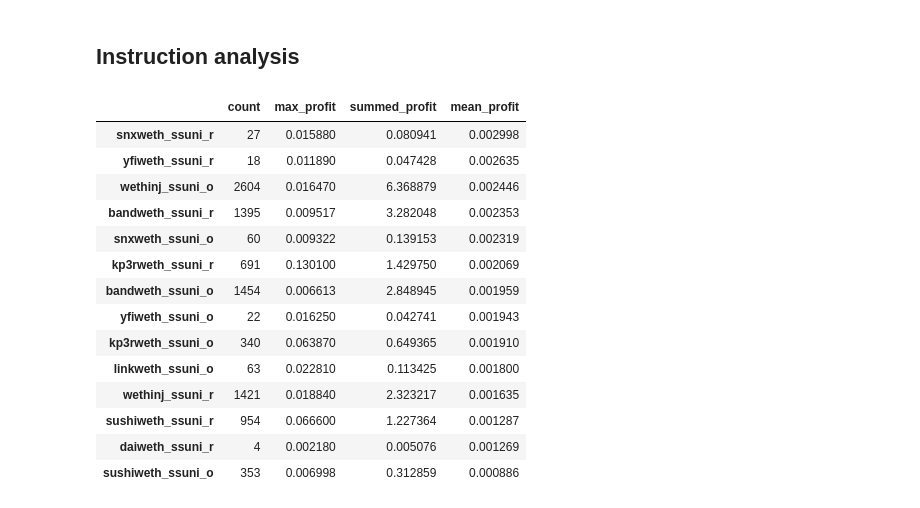
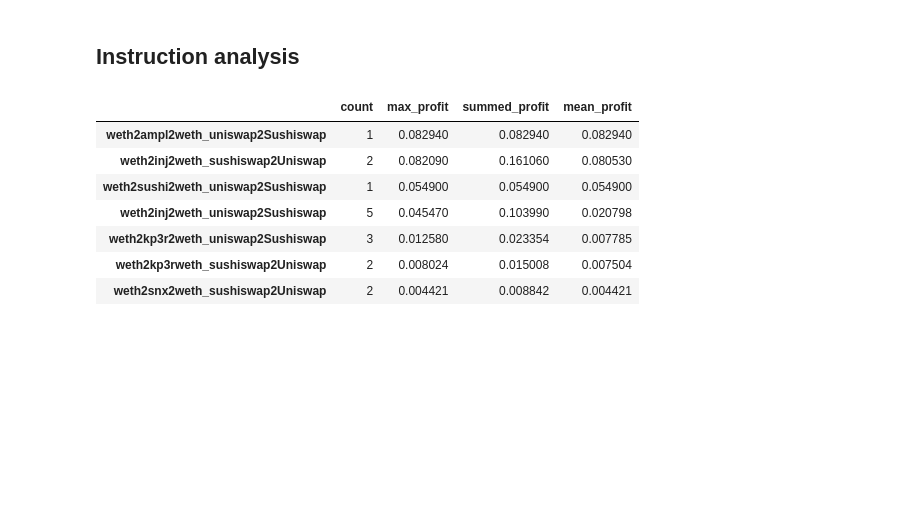
Before and after one commit to halo3mic/mosquito, a Jupyter notebook: analysis/log_analysis.ipynb, the cells around one changed output. Drawn from its saved outputs; the diff is of its cells as text; code cells hidden in the pictures; blank space fills up the shorter version.

```diff
--- a/analysis/log_analysis.ipynb
+++ b/analysis/log_analysis.ipynb
@@ -6,8 +6,8 @@ import pandas as pd
 import time
 # %%
 df = pd.DataFrame(pd.read_csv("../logs/arbbot.csv"))
-df["humanTimestamp"] = pd.to_datetime(df['blockTimestamp'], unit='s').dt.strftime('%Y-%m-%d %H:%M:%S')
-df["latency"] = df["finishTimestamp"] - df["blockTimestamp"]
+df["humanTimestamp"] = pd.to_datetime(df['blockTimestamp'], unit='s')
+df["runTime"] = df["endTimestamp"] - df["startTimestamp"]
 # %%
 # Limit to hour span
 hour_limit = 24
@@ -33,13 +53,12 @@ df.sort_values(by="profit", ascending=0).head(10)
 ## Statistics
 # %%
 # Limit opportuninities to the ones beyond the threshold to account for gas costs
-threshold_profit = 0.015
-above_threshold_df = df[df.profit > threshold_profit]
-opp_count = above_threshold_df.blockNumber.count()
-mean_latency = above_threshold_df.latency.mean()
-max_profit = above_threshold_df.profit.max()
-mean_profit = above_threshold_df.profit.mean()
-total_profit = above_threshold_df.profit.sum()
+net_profitable_opps = df[df.netProfit > 0]
+opp_count = net_profitable_opps.blockNumber.count()
+mean_latency = net_profitable_opps.runTime.mean()
+max_profit = net_profitable_opps.netProfit.max()
+mean_profit = net_profitable_opps.netProfit.mean()
+total_profit = net_profitable_opps.netProfit.sum()
 # %%
 print(f"Opportunitys count: {opp_count}")
 print(f"Latency average: {mean_latency:.0f} sec")
@@ -55,23 +72,16 @@ Summed profit: 0.64 ETH
 # %% [markdown]
 ## Instruction analysis
 # %%
-opp_comp_df = df.groupby("name").agg({"blockNumber": "count", "profit": ["max", "sum", "mean"]})
+opp_comp_df = net_profitable_opps.groupby("instrName").agg({"blockNumber": "count", "netProfit": ["max", "sum", "mean"]})
 opp_comp_df.columns = ["count", "max_profit", "summed_profit", "mean_profit"]
 opp_comp_df.index.name = None
 opp_comp_df.sort_values(by="mean_profit", ascending=0)
 # %% [output]
 |  | count | max_profit | summed_profit | mean_profit |
-| snxweth_ssuni_r | 27 | 0.015880 | 0.080941 | 0.002998 |
-| yfiweth_ssuni_r | 18 | 0.011890 | 0.047428 | 0.002635 |
-| wethinj_ssuni_o | 2604 | 0.016470 | 6.368879 | 0.002446 |
-| bandweth_ssuni_r | 1395 | 0.009517 | 3.282048 | 0.002353 |
-| snxweth_ssuni_o | 60 | 0.009322 | 0.139153 | 0.002319 |
-| kp3rweth_ssuni_r | 691 | 0.130100 | 1.429750 | 0.002069 |
-| bandweth_ssuni_o | 1454 | 0.006613 | 2.848945 | 0.001959 |
-| yfiweth_ssuni_o | 22 | 0.016250 | 0.042741 | 0.001943 |
-| kp3rweth_ssuni_o | 340 | 0.063870 | 0.649365 | 0.001910 |
-| linkweth_ssuni_o | 63 | 0.022810 | 0.113425 | 0.001800 |
-| wethinj_ssuni_r | 1421 | 0.018840 | 2.323217 | 0.001635 |
-| sushiweth_ssuni_r | 954 | 0.066600 | 1.227364 | 0.001287 |
-| daiweth_ssuni_r | 4 | 0.002180 | 0.005076 | 0.001269 |
-| sushiweth_ssuni_o | 353 | 0.006998 | 0.312859 | 0.000886 |
+| weth2ampl2weth_uniswap2Sushiswap | 1 | 0.082940 | 0.082940 | 0.082940 |
+| weth2inj2weth_sushiswap2Uniswap | 2 | 0.082090 | 0.161060 | 0.080530 |
+| weth2sushi2weth_uniswap2Sushiswap | 1 | 0.054900 | 0.054900 | 0.054900 |
+| weth2inj2weth_uniswap2Sushiswap | 5 | 0.045470 | 0.103990 | 0.020798 |
+| weth2kp3r2weth_uniswap2Sushiswap | 3 | 0.012580 | 0.023354 | 0.007785 |
+| weth2kp3rweth_sushiswap2Uniswap | 2 | 0.008024 | 0.015008 | 0.007504 |
+| weth2snx2weth_sushiswap2Uniswap | 2 | 0.004421 | 0.008842 | 0.004421 |
```
Also changed, not shown: parts of 3 cells of this notebook, 19 other files.
